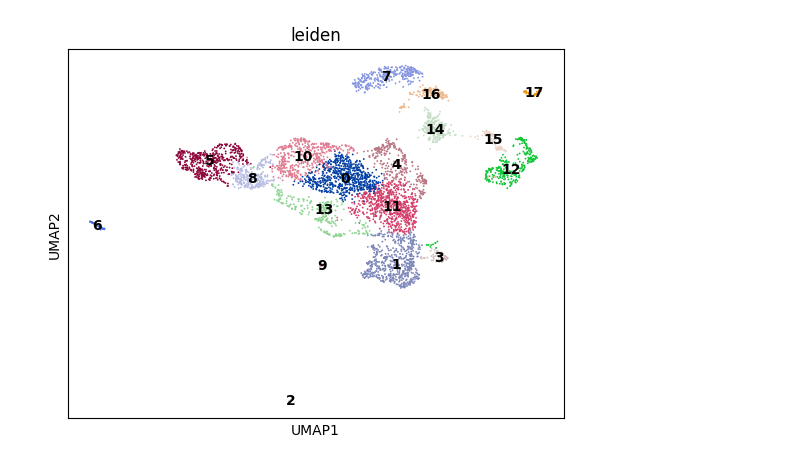
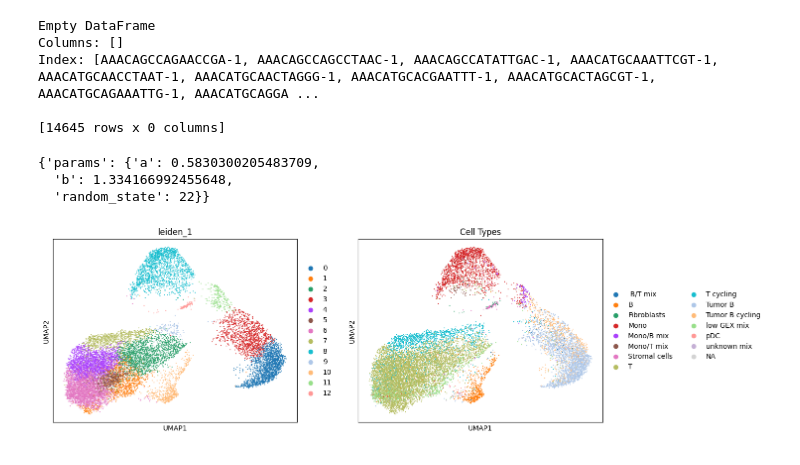
Before and after one commit to preet2706/scButterfly, a Jupyter notebook: datasets.ipynb, the cells around one changed output. Cells and saved outputs as stored; diff of their text form; code cells hidden in the pictures.

```diff
--- a/datasets.ipynb
+++ b/datasets.ipynb
@@ -1,7 +1,17 @@
 # %%
 import scanpy as sc
 # %%
-data = sc.read_10x_h5('data/e18_mouse_brain_fresh_5k_filtered_feature_bc_matrix.h5', gex_only=False)
+data = sc.read_10x_h5('data/lymph_node_lymphoma_14k_filtered_feature_bc_matrix.h5', gex_only=False)
+# %%
+import pandas as pd
+cell_meta = pd.read_csv("data/annotated_cell_types_lymphoma.csv", index_col="Barcode")
+data.obs = data.obs.join(cell_meta, how="left")
+# %% [output]
+Empty DataFrame
+Columns: []
+Index: [AAACAGCCAGAACCGA-1, AAACAGCCAGCCTAAC-1, AAACAGCCATATTGAC-1, AAACATGCAAATTCGT-1, AAACATGCAACCTAAT-1, AAACATGCAACTAGGG-1, AAACATGCACGAATTT-1, AAACATGCACTAGCGT-1, AAACATGCAGAAATTG-1, AAACATGCAGGA ...
+
+[14645 rows x 0 columns]
 # %%
 RNA_data = data[:, data.var['feature_types'] == 'Gene Expression'].copy()
 ATAC_data = data[:, data.var['feature_types'] == 'Peaks'].copy()
@@ -19,0 +30,6 @@ sc.tl.leiden(RNA_data, flavor="igraph", n_iterations=2, resolution=0.5)
+# %%
+RNA_data.uns['umap']
+# %% [output]
+{'params': {'a': 0.5830300205483709,
+  'b': 1.334166992455648,
+  'random_state': 22}}
@@ -20,4 +38,4 @@ sc.tl.leiden(RNA_data, flavor="igraph", n_iterations=2, resolution=0.5)
 # %%
-sc.pl.umap(RNA_data, color=["leiden"], size=7, legend_loc="on data")
+sc.pl.umap(RNA_data, color=["leiden_1", "Cell Types"], size=8)
 # %% [output]
-[figure, old version]
+[figure, new version]
```
Also changed, not shown: parts of 2 cells of this notebook.
